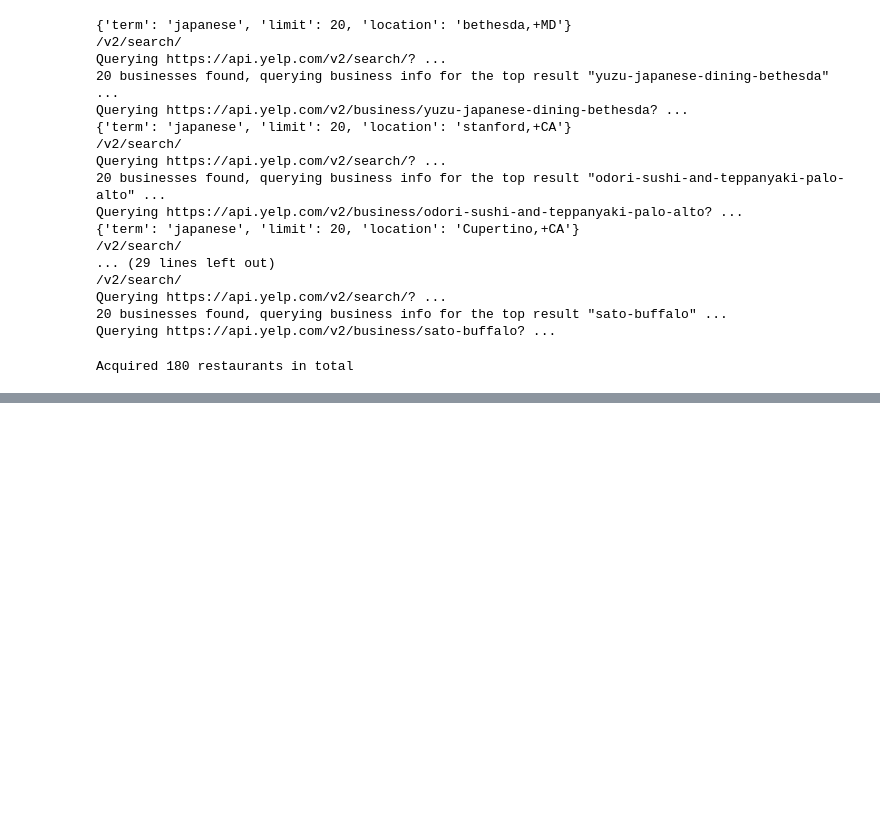
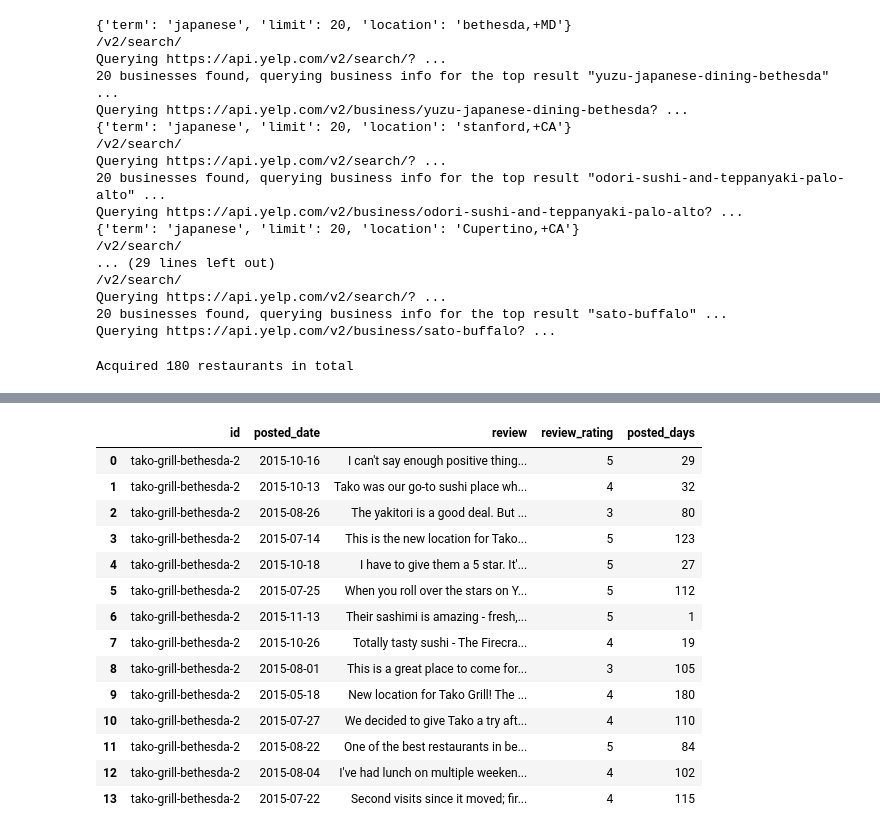
Before and after one commit to Josephinity/Yelp_reviews, a Jupyter notebook: DataPrepView.ipynb, the cells around one changed output, grey strips where cells are left out. Saved outputs shown, nothing was run; the diff lists cells and outputs as text; code cells hidden in the pictures; blank space fills up the shorter version.

```diff
--- a/DataPrepView.ipynb
+++ b/DataPrepView.ipynb
@@ -227,0 +230,8 @@ restaurants[:5]
+# %%
+#returns a dictionary of (restaurant.id) : (df)(all reviews of restaurant.id) pairs
+def reviewLists(restaurants):
+    res=pd.DataFrame(columns=['id','posted_date','review','review_rating'])
+    for i in range(0,len(restaurants)):
+        res = res.append(getReviews(restaurants[i:i+1]),ignore_index=True)
+    res['posted_days']=[timeFromNow(date) for date in res.posted_date]
+    return res
@@ -227,0 +288,18 @@ restaurants[:5]
+# %%
+reviews
+# %% [output]
+|  | id | posted_date | review | review_rating | posted_days |
+| 0 | tako-grill-bethesda-2 | 2015-10-16 | I can't say enough positive thing... | 5 | 29 |
+| 1 | tako-grill-bethesda-2 | 2015-10-13 | Tako was our go-to sushi place wh... | 4 | 32 |
+| 2 | tako-grill-bethesda-2 | 2015-08-26 | The yakitori is a good deal. But ... | 3 | 80 |
+| 3 | tako-grill-bethesda-2 | 2015-07-14 | This is the new location for Tako... | 5 | 123 |
+| 4 | tako-grill-bethesda-2 | 2015-10-18 | I have to give them a 5 star. It'... | 5 | 27 |
+| 5 | tako-grill-bethesda-2 | 2015-07-25 | When you roll over the stars on Y... | 5 | 112 |
+| 6 | tako-grill-bethesda-2 | 2015-11-13 | Their sashimi is amazing - fresh,... | 5 | 1 |
+| 7 | tako-grill-bethesda-2 | 2015-10-26 | Totally tasty sushi - The Firecra... | 4 | 19 |
+| 8 | tako-grill-bethesda-2 | 2015-08-01 | This is a great place to come for... | 3 | 105 |
+| 9 | tako-grill-bethesda-2 | 2015-05-18 | New location for Tako Grill! The ... | 4 | 180 |
+| 10 | tako-grill-bethesda-2 | 2015-07-27 | We decided to give Tako a try aft... | 4 | 110 |
+| 11 | tako-grill-bethesda-2 | 2015-08-22 | One of the best restaurants in be... | 5 | 84 |
+| 12 | tako-grill-bethesda-2 | 2015-08-04 | I've had lunch on multiple weeken... | 4 | 102 |
+| 13 | tako-grill-bethesda-2 | 2015-07-22 | Second visits since it moved; fir... | 4 | 115 |
```
Also changed, not shown: parts of 8 cells of this notebook, 1 other file.
